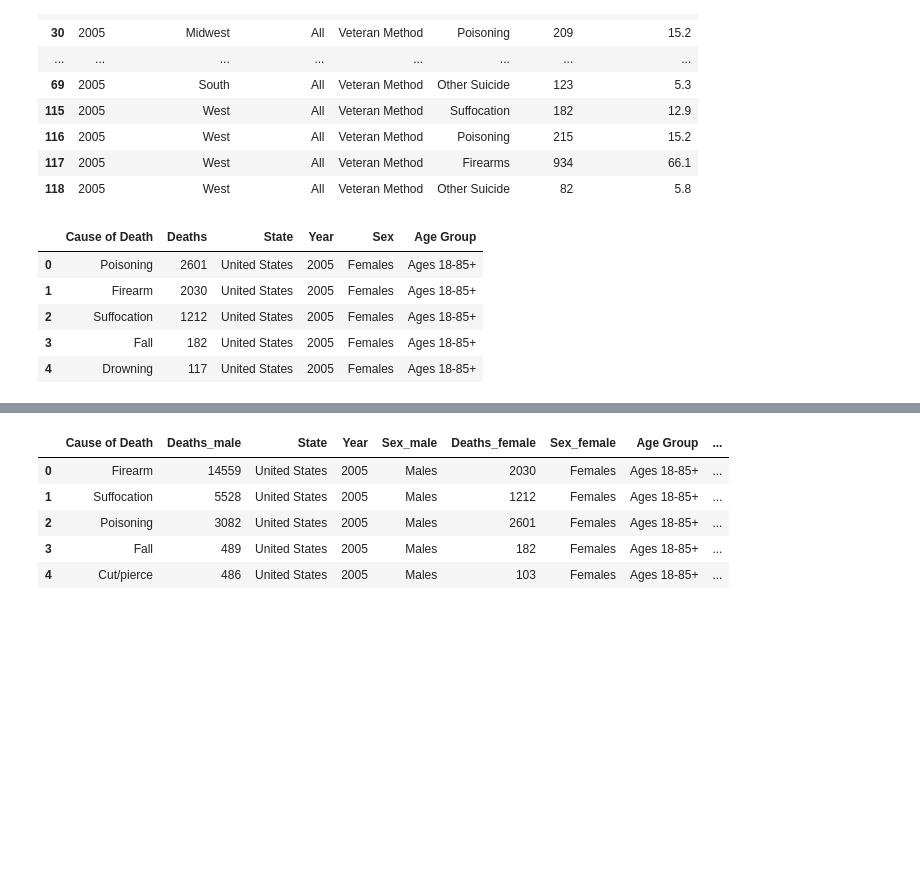
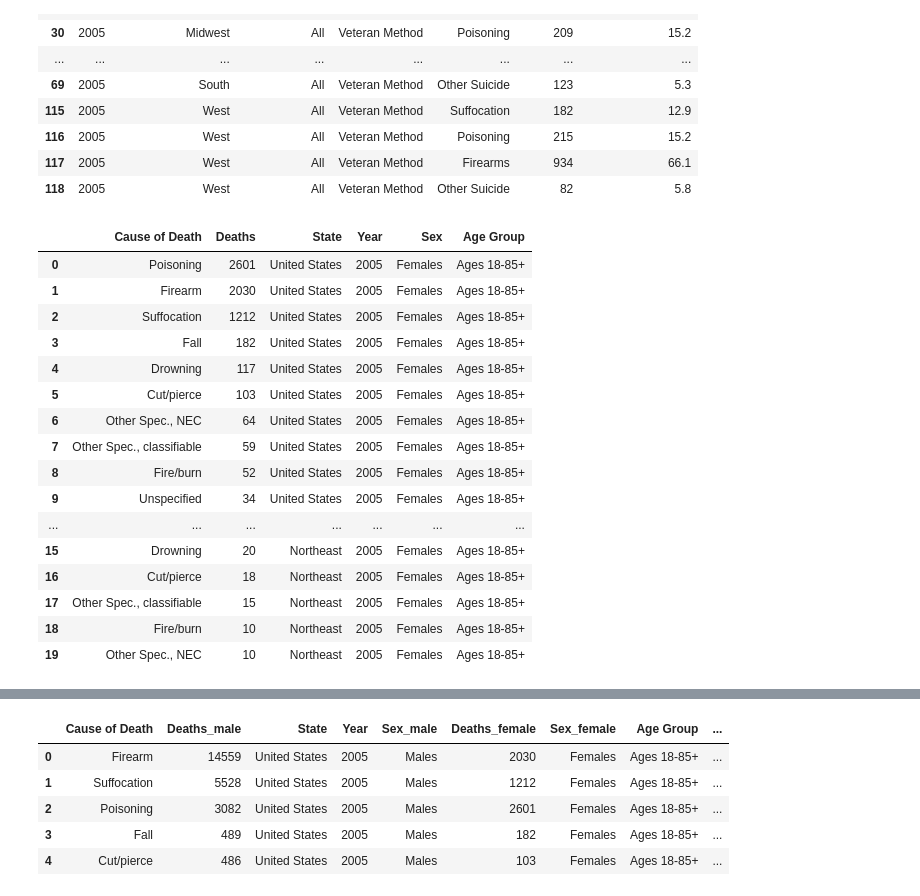
Before and after one commit to jetchechury/Project_1_SuicideAnalysis, a Jupyter notebook: JN_Project1.ipynb, the cells around one changed output, grey strips where cells are left out. Drawn from its saved outputs; the diff is of its cells as text; code cells hidden in the pictures; blank space fills up the shorter version.

```diff
--- a/JN_Project1.ipynb
+++ b/JN_Project1.ipynb
@@ -98,16 +98,28 @@ vet_method_df2.head(20)
 # %%
 # read female_suicide_method file and clean the data
 female_suicide_method = "../Project_1_Team_2/female_suicide_methods.csv"
 female_suicide_method_df = pd.read_csv(female_suicide_method)
 female_suicide_method_df = female_suicide_method_df.drop(columns = ['Percent'])
-female_suicide_method_df.head()
+
+female_suicide_method_df.head(20)
 # %% [output]
 |  | Cause of Death | Deaths | State | Year | Sex | Age Group |
 | 0 | Poisoning | 2601 | United States | 2005 | Females | Ages 18-85+ |
 | 1 | Firearm | 2030 | United States | 2005 | Females | Ages 18-85+ |
 | 2 | Suffocation | 1212 | United States | 2005 | Females | Ages 18-85+ |
 | 3 | Fall | 182 | United States | 2005 | Females | Ages 18-85+ |
 | 4 | Drowning | 117 | United States | 2005 | Females | Ages 18-85+ |
+| 5 | Cut/pierce | 103 | United States | 2005 | Females | Ages 18-85+ |
+| 6 | Other Spec., NEC | 64 | United States | 2005 | Females | Ages 18-85+ |
+| 7 | Other Spec., classifiable | 59 | United States | 2005 | Females | Ages 18-85+ |
+| 8 | Fire/burn | 52 | United States | 2005 | Females | Ages 18-85+ |
+| 9 | Unspecified | 34 | United States | 2005 | Females | Ages 18-85+ |
+| ... | ... | ... | ... | ... | ... | ... |
+| 15 | Drowning | 20 | Northeast | 2005 | Females | Ages 18-85+ |
+| 16 | Cut/pierce | 18 | Northeast | 2005 | Females | Ages 18-85+ |
+| 17 | Other Spec., classifiable | 15 | Northeast | 2005 | Females | Ages 18-85+ |
+| 18 | Fire/burn | 10 | Northeast | 2005 | Females | Ages 18-85+ |
+| 19 | Other Spec., NEC | 10 | Northeast | 2005 | Females | Ages 18-85+ |
 # %%
 # read male_suicide_method file and clean the data
 male_suicide_method = "../Project_1_Team_2/male_suicide_methods.csv"
```
Also changed, not shown: parts of 6 cells of this notebook.
